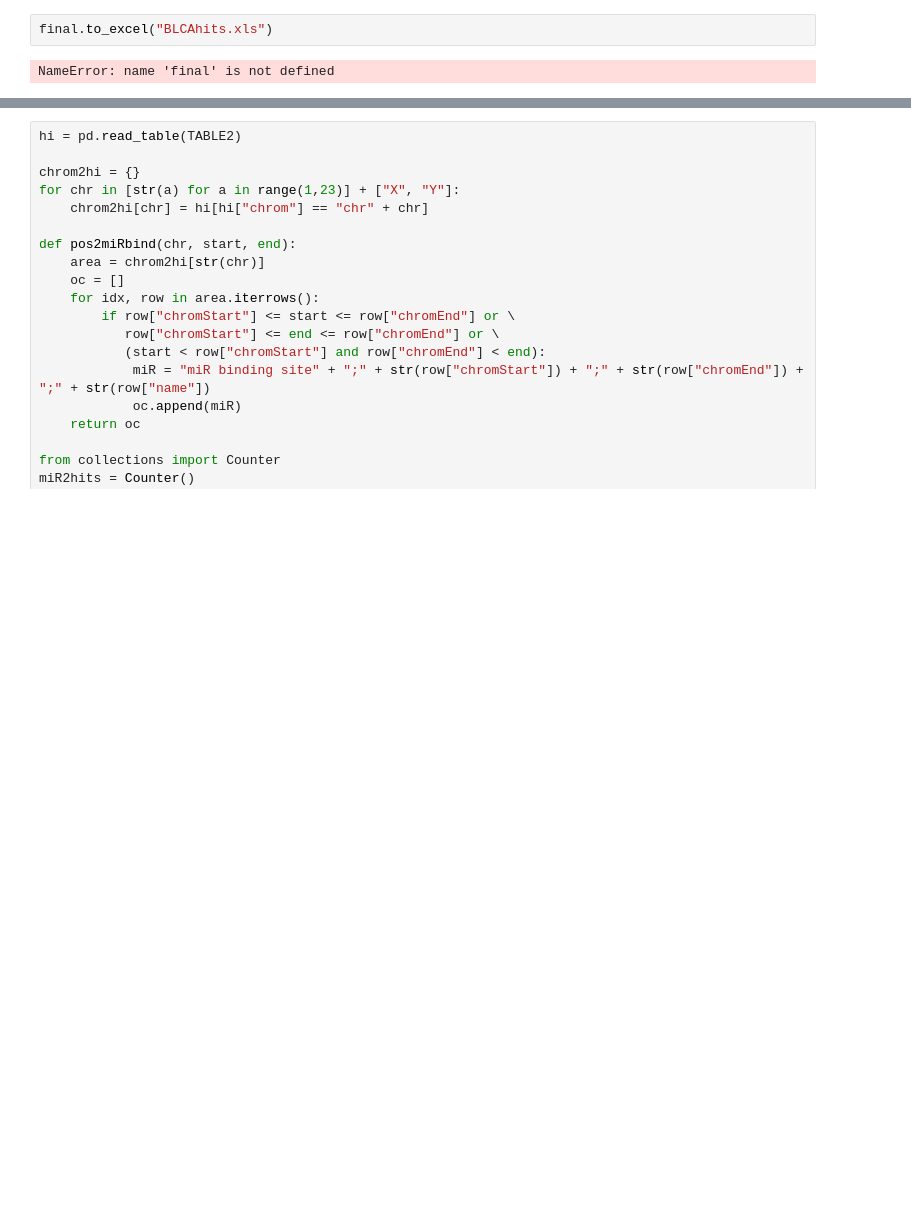
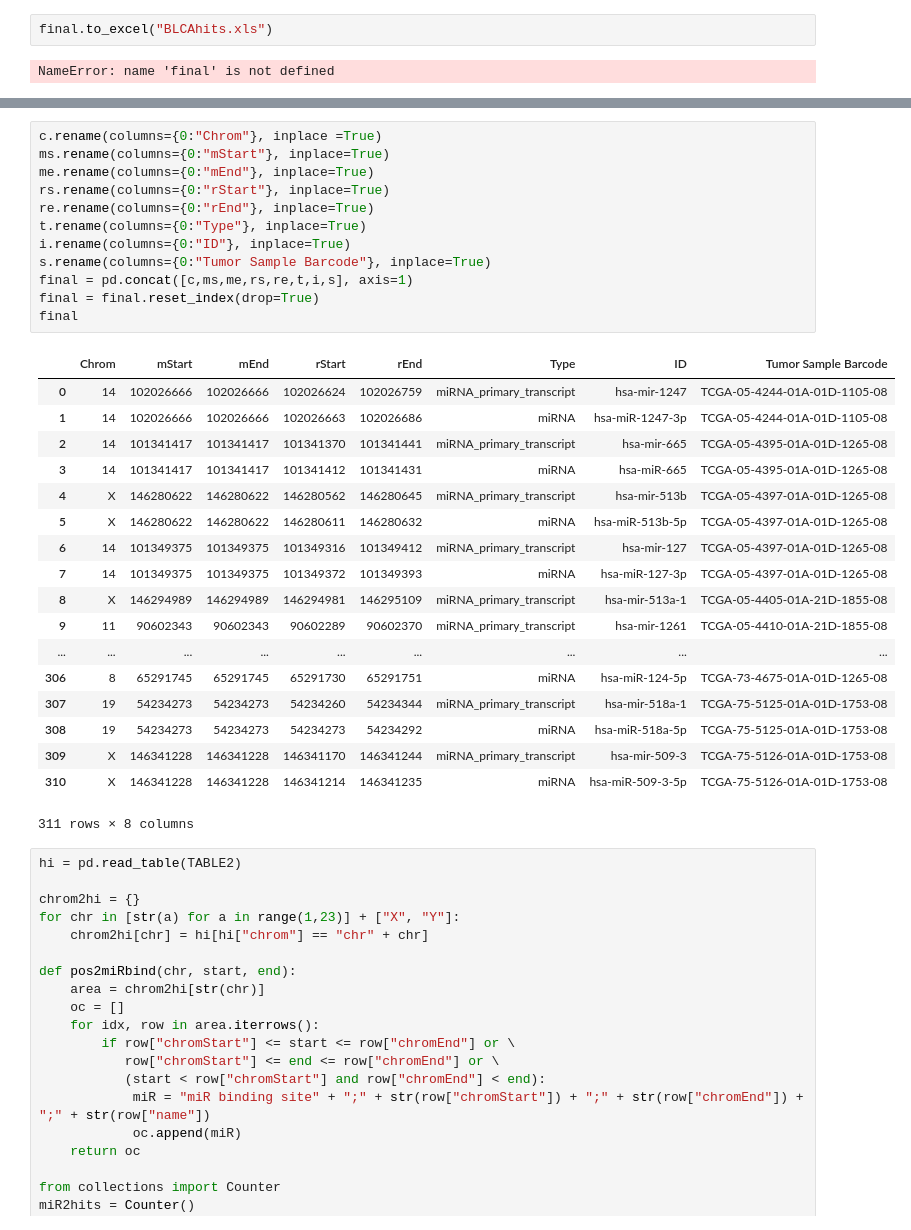
Before and after one commit to choyichen/tcga-mir-rewire, a Jupyter notebook: hw7/BLCA & LUAD.ipynb, the cells around one changed output, grey strips where cells are left out. Cells and saved outputs as stored; diff of their text form; blank space fills up the shorter version.

```diff
--- a/hw7/BLCA & LUAD.ipynb
+++ b/hw7/BLCA & LUAD.ipynb
@@ -245,3 +288,34 @@ for idx, row in maf.iterrows():
+# %%
+c.rename(columns={0:"Chrom"}, inplace =True)
+ms.rename(columns={0:"mStart"}, inplace=True)
+me.rename(columns={0:"mEnd"}, inplace=True)
+rs.rename(columns={0:"rStart"}, inplace=True)
+re.rename(columns={0:"rEnd"}, inplace=True)
+t.rename(columns={0:"Type"}, inplace=True)
+i.rename(columns={0:"ID"}, inplace=True)
+s.rename(columns={0:"Tumor Sample Barcode"}, inplace=True)
+final = pd.concat([c,ms,me,rs,re,t,i,s], axis=1)
+final = final.reset_index(drop=True)
+final
+# %% [output]
+|  | Chrom | mStart | mEnd | rStart | rEnd | Type | ID | Tumor Sample Barcode |
+| 0 | 14 | 102026666 | 102026666 | 102026624 | 102026759 | miRNA_primary_transcript | hsa-mir-1247 | TCGA-05-4244-01A-01D-1105-08 |
+| 1 | 14 | 102026666 | 102026666 | 102026663 | 102026686 | miRNA | hsa-miR-1247-3p | TCGA-05-4244-01A-01D-1105-08 |
+| 2 | 14 | 101341417 | 101341417 | 101341370 | 101341441 | miRNA_primary_transcript | hsa-mir-665 | TCGA-05-4395-01A-01D-1265-08 |
+| 3 | 14 | 101341417 | 101341417 | 101341412 | 101341431 | miRNA | hsa-miR-665 | TCGA-05-4395-01A-01D-1265-08 |
+| 4 | X | 146280622 | 146280622 | 146280562 | 146280645 | miRNA_primary_transcript | hsa-mir-513b | TCGA-05-4397-01A-01D-1265-08 |
+| 5 | X | 146280622 | 146280622 | 146280611 | 146280632 | miRNA | hsa-miR-513b-5p | TCGA-05-4397-01A-01D-1265-08 |
+| 6 | 14 | 101349375 | 101349375 | 101349316 | 101349412 | miRNA_primary_transcript | hsa-mir-127 | TCGA-05-4397-01A-01D-1265-08 |
+| 7 | 14 | 101349375 | 101349375 | 101349372 | 101349393 | miRNA | hsa-miR-127-3p | TCGA-05-4397-01A-01D-1265-08 |
+| 8 | X | 146294989 | 146294989 | 146294981 | 146295109 | miRNA_primary_transcript | hsa-mir-513a-1 | TCGA-05-4405-01A-21D-1855-08 |
+| 9 | 11 | 90602343 | 90602343 | 90602289 | 90602370 | miRNA_primary_transcript | hsa-mir-1261 | TCGA-05-4410-01A-21D-1855-08 |
+| ... | ... | ... | ... | ... | ... | ... | ... | ... |
+| 306 | 8 | 65291745 | 65291745 | 65291730 | 65291751 | miRNA | hsa-miR-124-5p | TCGA-73-4675-01A-01D-1265-08 |
+| 307 | 19 | 54234273 | 54234273 | 54234260 | 54234344 | miRNA_primary_transcript | hsa-mir-518a-1 | TCGA-75-5125-01A-01D-1753-08 |
+| 308 | 19 | 54234273 | 54234273 | 54234273 | 54234292 | miRNA | hsa-miR-518a-5p | TCGA-75-5125-01A-01D-1753-08 |
+| 309 | X | 146341228 | 146341228 | 146341170 | 146341244 | miRNA_primary_transcript | hsa-mir-509-3 | TCGA-75-5126-01A-01D-1753-08 |
+| 310 | X | 146341228 | 146341228 | 146341214 | 146341235 | miRNA | hsa-miR-509-3-5p | TCGA-75-5126-01A-01D-1753-08 |
+311 rows × 8 columns
 # %%
 hi = pd.read_table(TABLE2)
 
```
Also changed, not shown: parts of 4 cells of this notebook, 7 other files.
